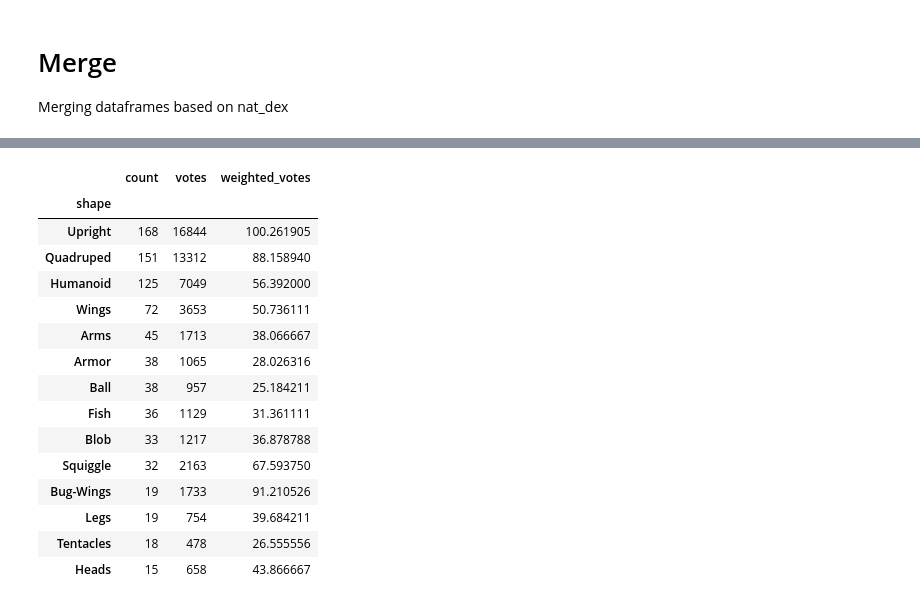
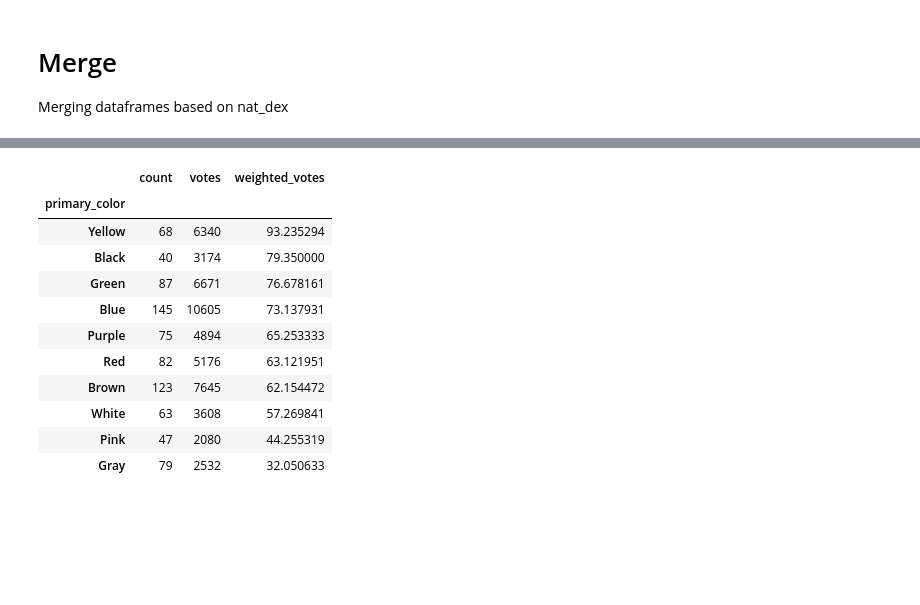
Before and after one commit to LeeMerrow/Pokemon-Popularity, a Jupyter notebook: Pokemon.ipynb, the cells around one changed output, grey strips where cells are left out. Saved outputs shown, nothing was run; the diff lists cells and outputs as text; code cells hidden in the pictures; blank space fills up the shorter version.

```diff
--- a/Pokemon.ipynb
+++ b/Pokemon.ipynb
@@ -166,8 +166,7 @@ stats
 # Dropping all columns that have '_attack_effectiveness' at the end of their column name
 stats = stats.loc[:,~stats.columns.str.endswith('_attack_effectiveness')]
 # Dropping other columns that will be unused
-columns_to_drop = ['abilities', 'typing', 'hp', 'attack', 'defense', 'special_attack',
-                   'special_defense', 'speed', 'height', 'weight','female_rate', 'genderless',
+columns_to_drop = ['abilities', 'typing', 'height', 'weight','female_rate', 'genderless',
                    'baby_pokemon', 'genus', 'base_experience', 'capture_rate', 'egg_groups',
                    'egg_cycles', 'base_happiness', 'can_evolve', 'evolves_from', 'number_pokemon_with_typing']
 stats = stats.drop(columns=columns_to_drop)
@@ -320,19 +323,24 @@ shape
 # %%
-shape.sort_values('count', ascending=False)
+color = poke.groupby('primary_color').sum()
+columns_to_drop = ['nat_dex', 'name', 'gen_introduced', 'hp',
+                    'attack', 'defense', 'special_attack',
+                    'special_defense', 'speed', 'legendary',
+                    'mythical', 'forms_switchable', 'shape',
+                    'type1', 'type2', 'egg_group1', 'egg_group2']
+color = color.drop(columns=columns_to_drop)
+color = color.rename(columns={'is_default':'count'})
+color['weighted_votes'] = color['votes']/color['count']
+color.sort_values('weighted_votes', ascending=False)
 # %% [output]
 |  | count | votes | weighted_votes |
-| shape |  |  |  |
-| Upright | 168 | 16844 | 100.261905 |
-| Quadruped | 151 | 13312 | 88.158940 |
-| Humanoid | 125 | 7049 | 56.392000 |
-| Wings | 72 | 3653 | 50.736111 |
-| Arms | 45 | 1713 | 38.066667 |
-| Armor | 38 | 1065 | 28.026316 |
-| Ball | 38 | 957 | 25.184211 |
-| Fish | 36 | 1129 | 31.361111 |
-| Blob | 33 | 1217 | 36.878788 |
-| Squiggle | 32 | 2163 | 67.593750 |
-| Bug-Wings | 19 | 1733 | 91.210526 |
-| Legs | 19 | 754 | 39.684211 |
-| Tentacles | 18 | 478 | 26.555556 |
-| Heads | 15 | 658 | 43.866667 |
+| primary_color |  |  |  |
+| Yellow | 68 | 6340 | 93.235294 |
+| Black | 40 | 3174 | 79.350000 |
+| Green | 87 | 6671 | 76.678161 |
+| Blue | 145 | 10605 | 73.137931 |
+| Purple | 75 | 4894 | 65.253333 |
+| Red | 82 | 5176 | 63.121951 |
+| Brown | 123 | 7645 | 62.154472 |
+| White | 63 | 3608 | 57.269841 |
+| Pink | 47 | 2080 | 44.255319 |
+| Gray | 79 | 2532 | 32.050633 |
```
Also changed, not shown: parts of 11 cells of this notebook.
